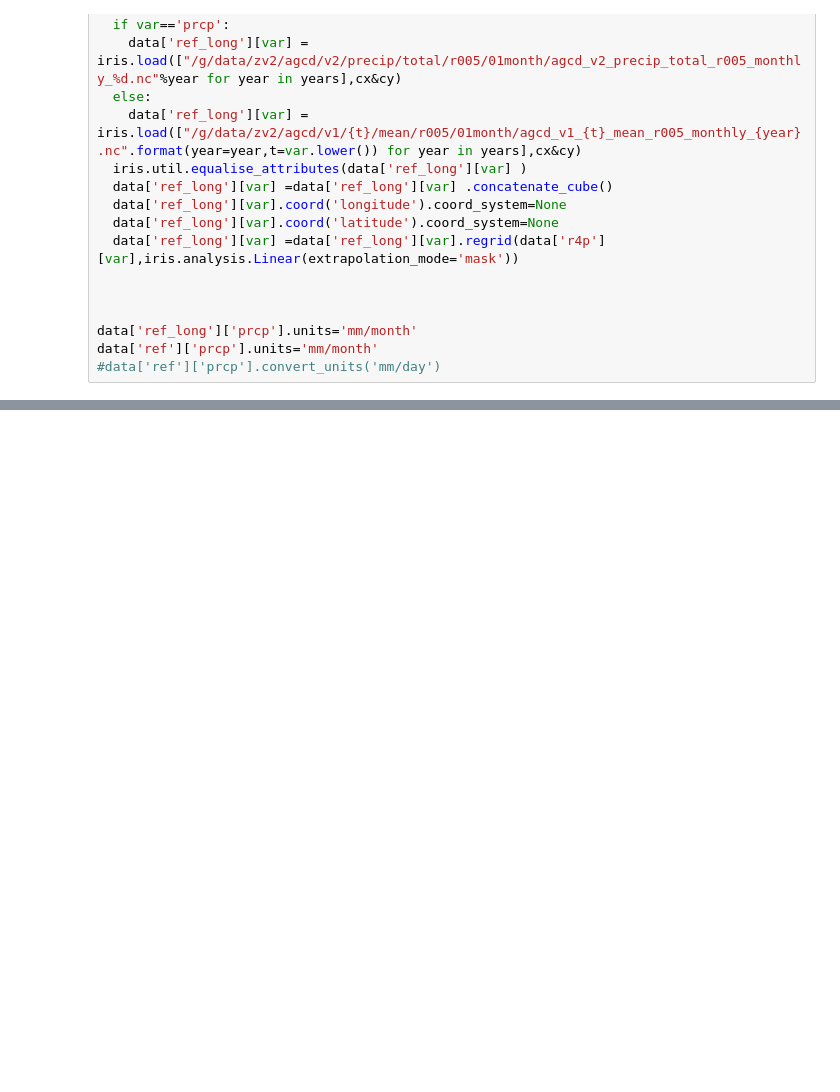
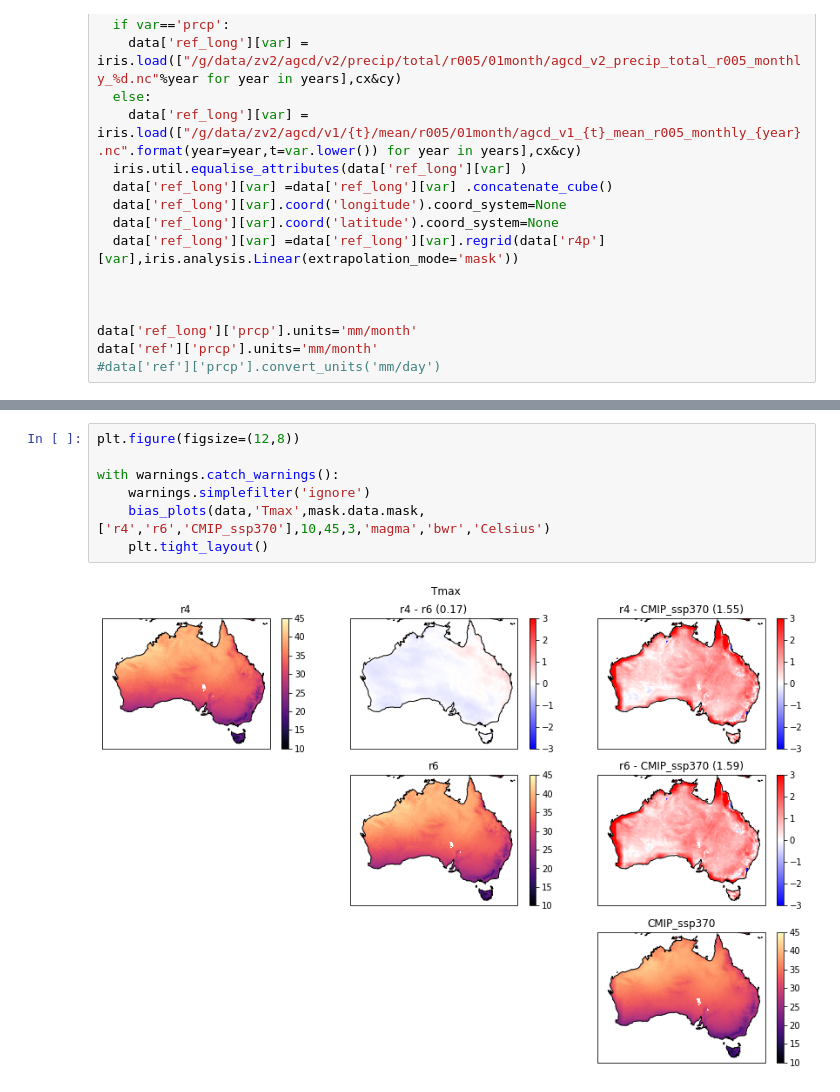
Before and after one commit to ngben/BARPA_evaluation, a Jupyter notebook: emma/long_trials/monthly_agcd.ipynb, the cells around one changed output, grey strips where cells are left out. Cells and saved outputs as stored; diff of their text form; blank space fills up the shorter version.

```diff
--- a/emma/long_trials/monthly_agcd.ipynb
+++ b/emma/long_trials/monthly_agcd.ipynb
@@ -183,0 +162,9 @@ for key in domains:
+# %%
+plt.figure(figsize=(12,8))
+
+with warnings.catch_warnings():
+    warnings.simplefilter('ignore')
+    bias_plots(data,'Tmax',mask.data.mask,['r4','r6','CMIP_ssp370'],10,45,3,'magma','bwr','Celsius')
+    plt.tight_layout()
+# %% [output]
+[figure, added]
```
Also changed, not shown: parts of 12 cells of this notebook, 2 other files.
